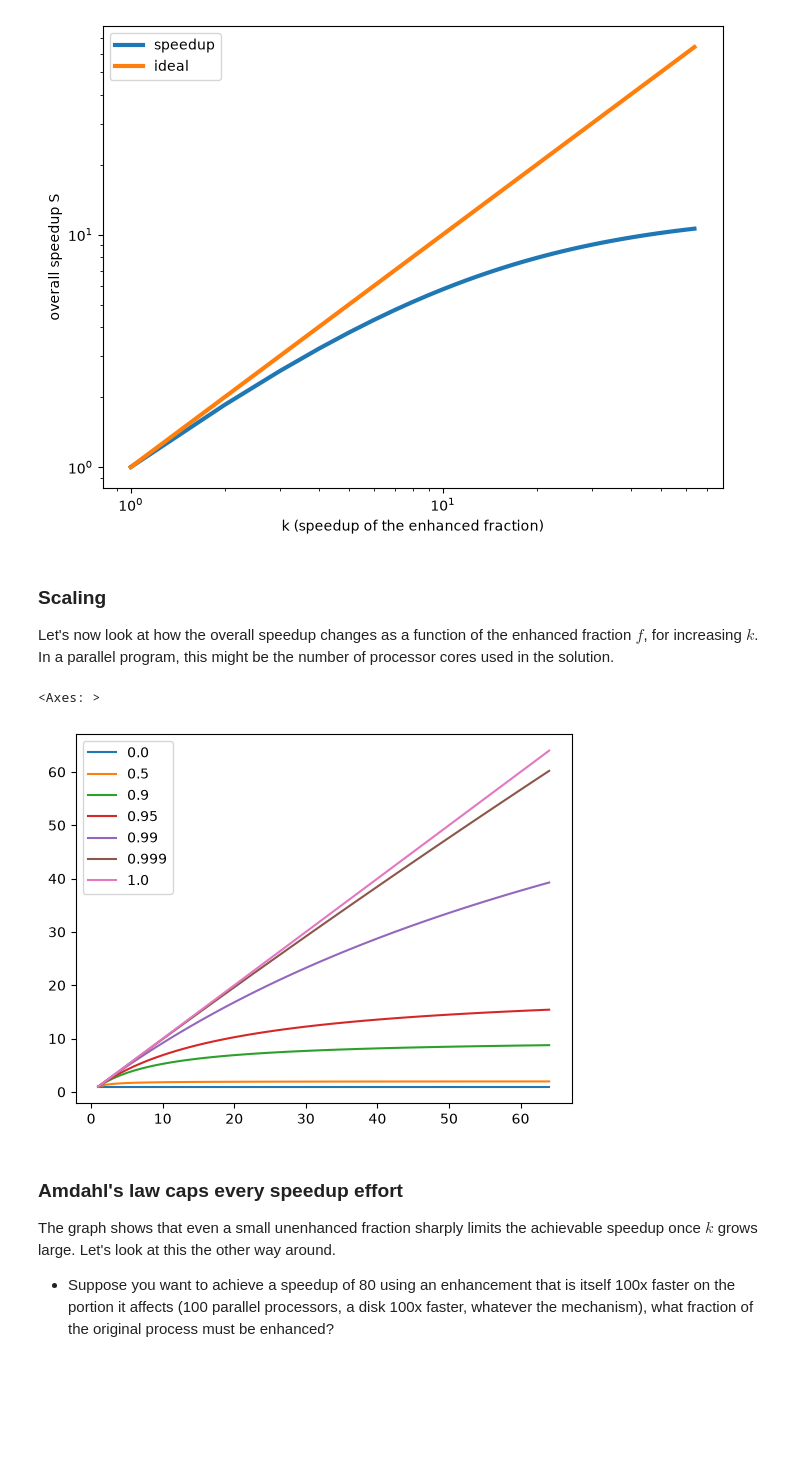
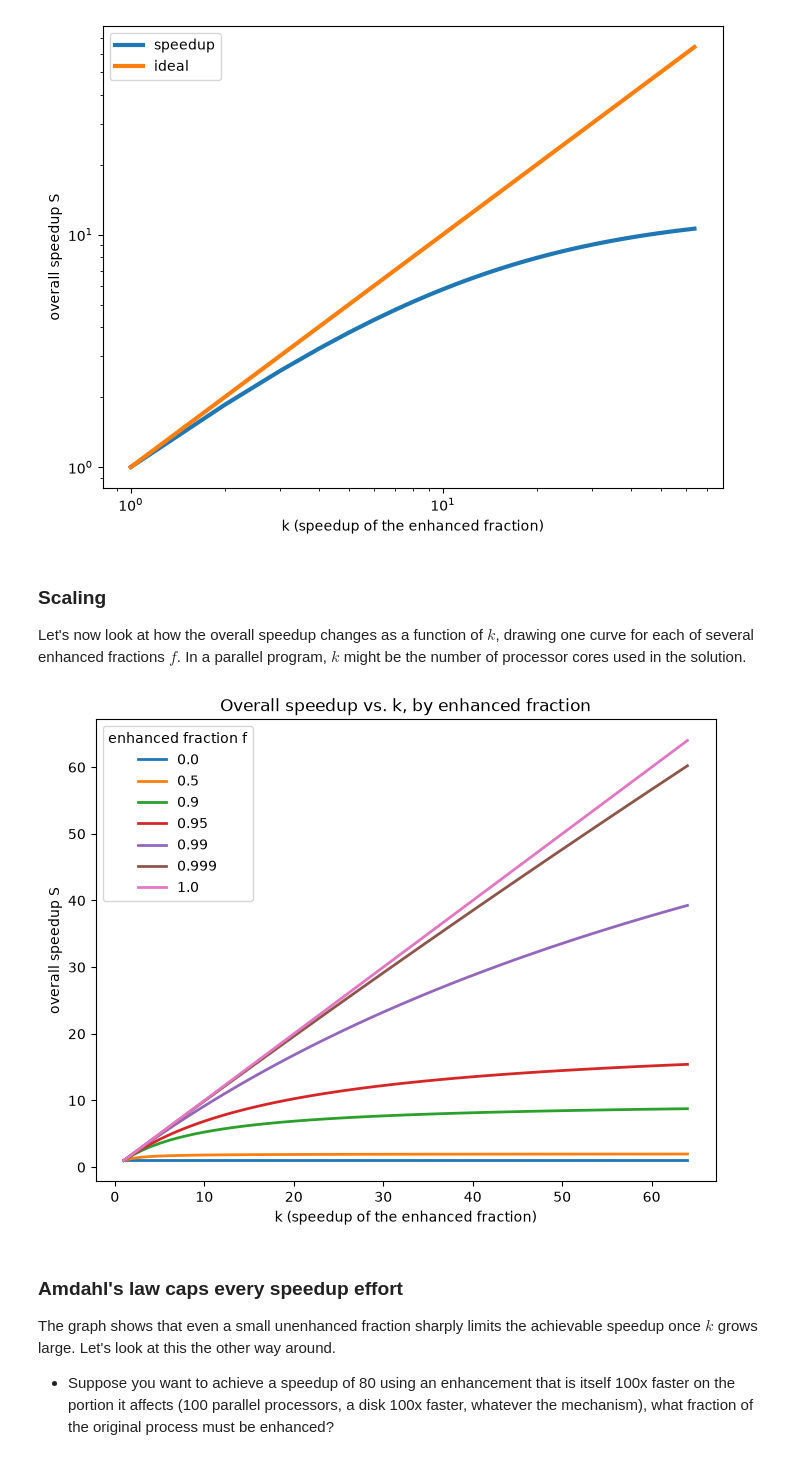
Before and after one commit to abeliwi1/Beliwine-pppe26-public, a Jupyter notebook: course_materials/02.speedup.ipynb, the cells around one changed output. Saved outputs shown, nothing was run; the diff lists cells and outputs as text; code cells hidden in the pictures; blank space fills up the shorter version.

```diff
--- a/course_materials/02.speedup.ipynb
+++ b/course_materials/02.speedup.ipynb
@@ -193,28 +191,31 @@ plt.show()
 # %% [markdown]
 ### Scaling
 
-Let's now look at how the overall speedup changes as a function of the enhanced fraction $f$, for increasing $k$. In a parallel program, this might be the number of processor cores used in the solution.
+Let's now look at how the overall speedup changes as a function of $k$, drawing one curve for each of several enhanced fractions $f$. In a parallel program, $k$ might be the number of processor cores used in the solution.
 # %%
-%matplotlib inline
-
-from itertools import product
 import numpy as np
 import pandas as pd
+import matplotlib.pyplot as plt
 
 k_range = range(1,65)
 f = [0,.5,.9,.95,.99,.999, 1.0]
 
 data_arr = np.empty((len(k_range), len(f)))
 
 # initialize array using numpy indexing
 for i,j in np.ndindex(data_arr.shape):
     data_arr[i,j] = 1/(1-f[j]+f[j]/k_range[i])
 
 df = pd.DataFrame(data=data_arr, index=k_range, columns=f)
-df.plot()
+
+ax = df.plot(figsize=(8,6), linewidth=2)
+ax.set_xlabel('k (speedup of the enhanced fraction)')
+ax.set_ylabel('overall speedup S')
+ax.set_title('Overall speedup vs. k, by enhanced fraction')
+ax.legend(title='enhanced fraction f')
+plt.show()
 # %% [output]
-<Axes: >
-[figure, old version]
+[figure, new version]
 # %% [markdown]
 ### Amdahl's law caps every speedup effort
 
```
Also changed, not shown: parts of 8 cells of this notebook, 32 other files.
